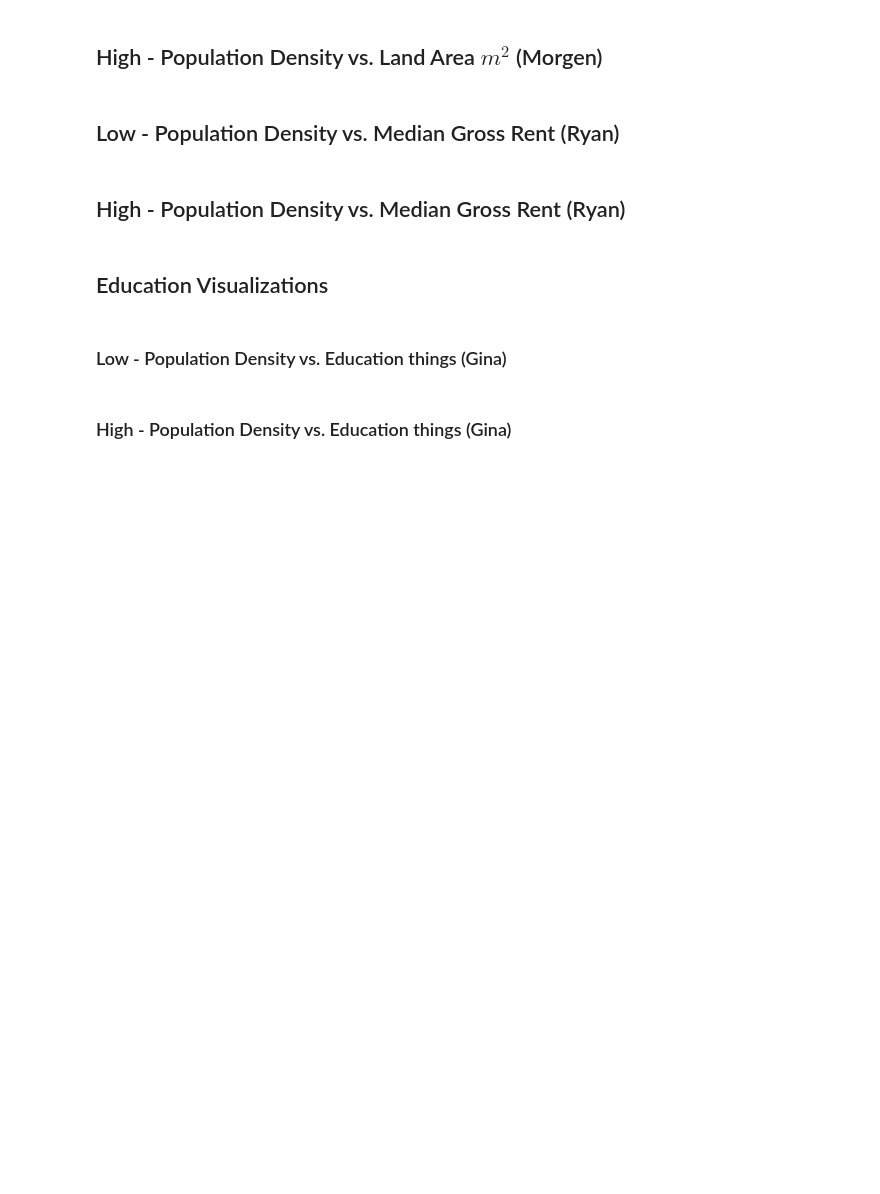
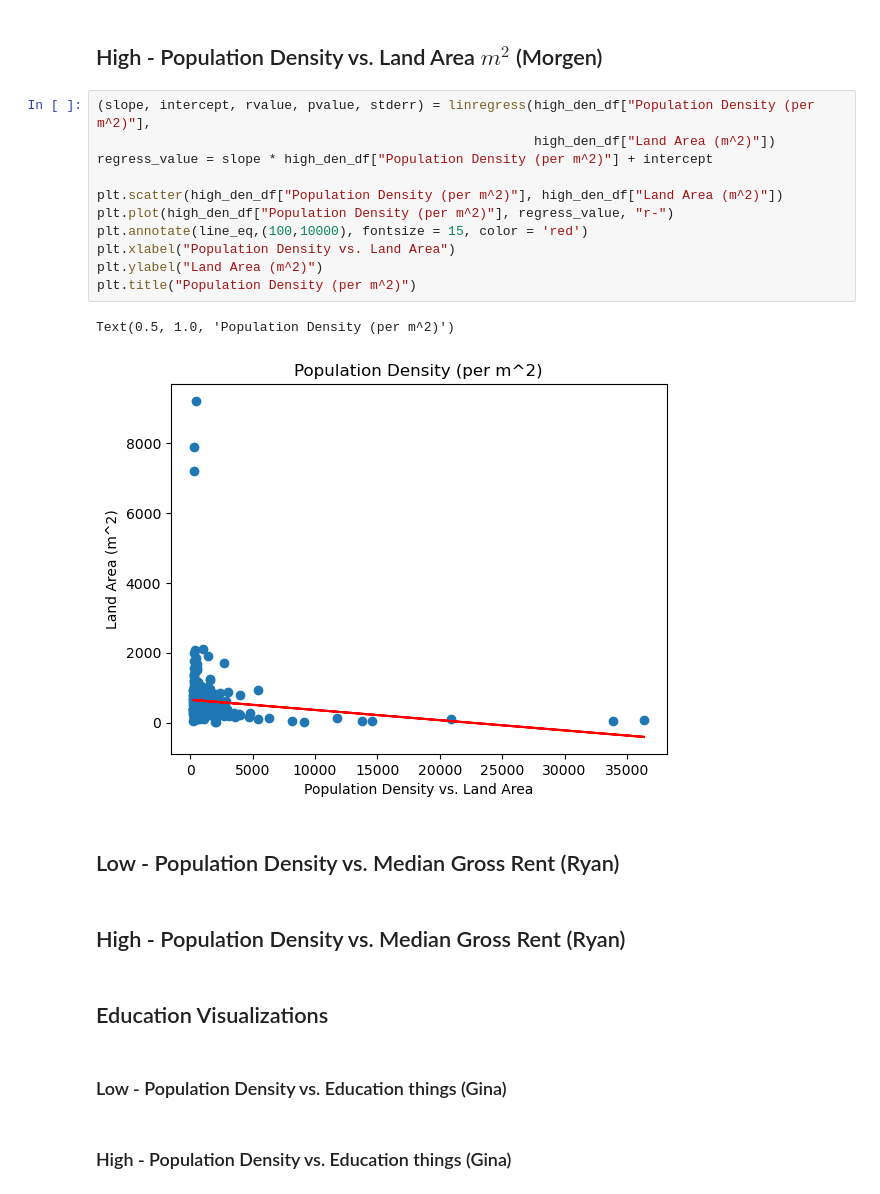
Before and after one commit to Morgen-Henry/Project-1, a Jupyter notebook: eco_health.ipynb, the cells around one changed output. Drawn from its saved outputs; the diff is of its cells as text; blank space fills up the shorter version.

```diff
--- a/eco_health.ipynb
+++ b/eco_health.ipynb
@@ -216,5 +230,19 @@ memory usage: 458.1+ KB
 # %% [markdown]
 ## High - Population Density vs. Land Area $m^2$ (Morgen)
+# %%
+(slope, intercept, rvalue, pvalue, stderr) = linregress(high_den_df["Population Density (per m^2)"],
+                                                        high_den_df["Land Area (m^2)"])
+regress_value = slope * high_den_df["Population Density (per m^2)"] + intercept
+
+plt.scatter(high_den_df["Population Density (per m^2)"], high_den_df["Land Area (m^2)"])
+plt.plot(high_den_df["Population Density (per m^2)"], regress_value, "r-")
+plt.annotate(line_eq,(100,10000), fontsize = 15, color = 'red')
+plt.xlabel("Population Density vs. Land Area")
+plt.ylabel("Land Area (m^2)")
+plt.title("Population Density (per m^2)")
+# %% [output]
+Text(0.5, 1.0, 'Population Density (per m^2)')
+[figure, added]
 # %% [markdown]
 ## Low - Population Density vs. Median Gross Rent (Ryan)
 # %% [markdown]
```
Also changed, not shown: parts of 3 cells of this notebook.
